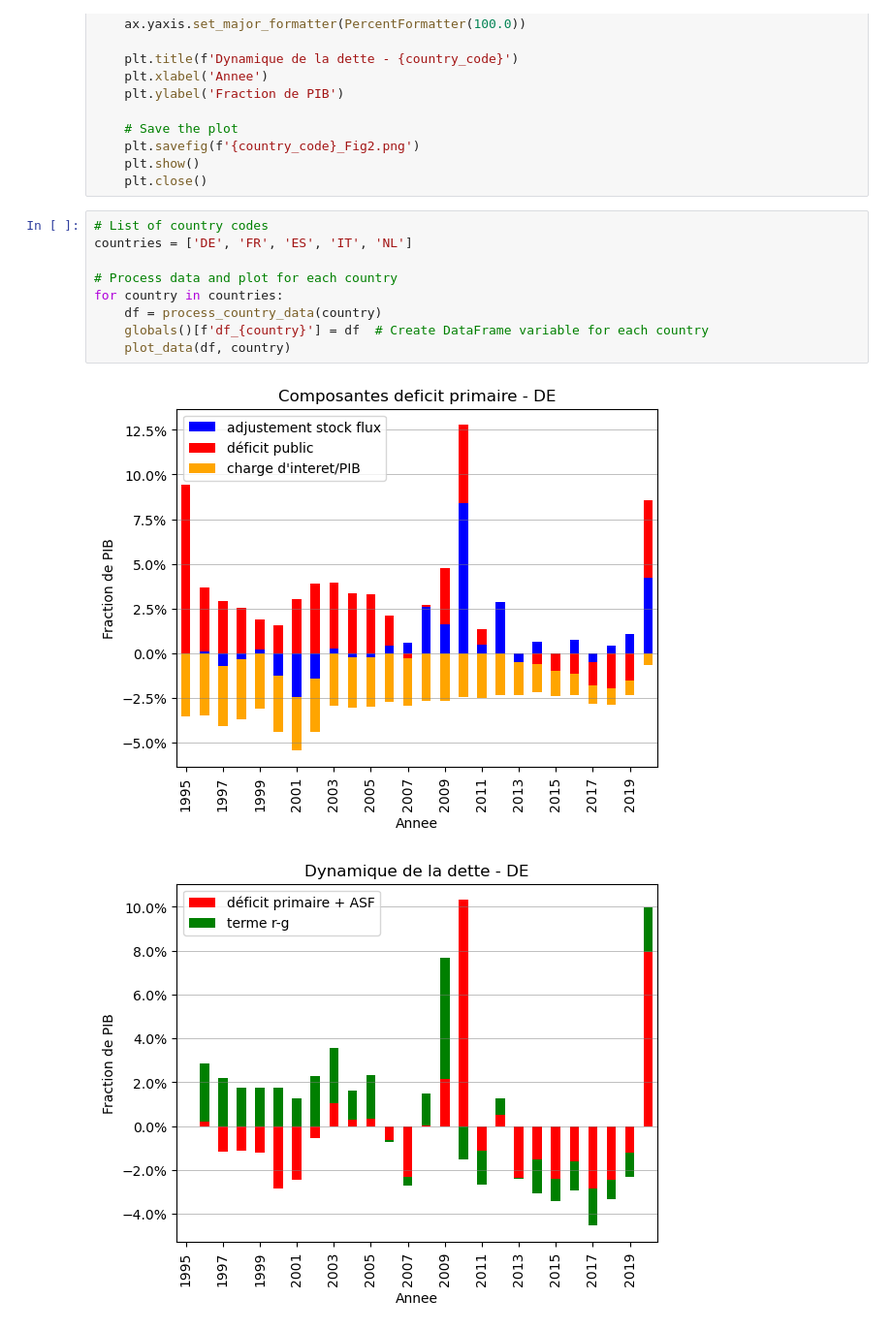
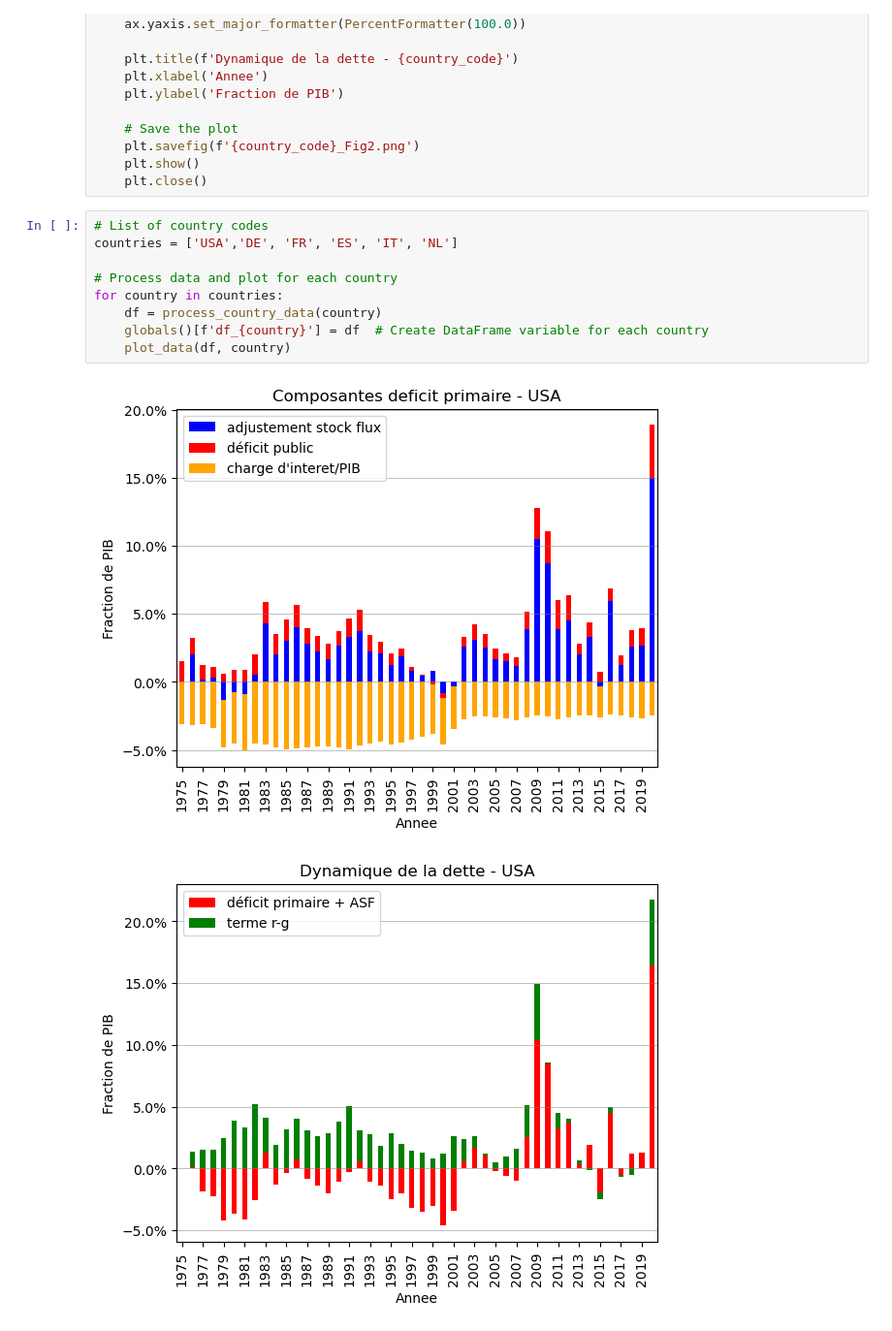
Before and after one commit to alexwellman/macrodata-wellman, a Jupyter notebook: Policy note/Note_Figs2.ipynb, the cells around one changed output. Shown at 97% size. Drawn from its saved outputs; the diff is of its cells as text.

```diff
--- a/Policy note/Note_Figs2.ipynb
+++ b/Policy note/Note_Figs2.ipynb
@@ -109,13 +161,13 @@ def plot_data(df, country_code):
     plt.close()
 # %%
 # List of country codes
-countries = ['DE', 'FR', 'ES', 'IT', 'NL']
+countries = ['USA','DE', 'FR', 'ES', 'IT', 'NL']
 
 # Process data and plot for each country
 for country in countries:
     df = process_country_data(country)
     globals()[f'df_{country}'] = df  # Create DataFrame variable for each country
     plot_data(df, country)
 # %% [output]
-[figure, old version]
+[figure, new version]
-[figure, old version]
+[figure, new version]
```
Also changed, not shown: parts of 4 cells of this notebook, 11 other files.
